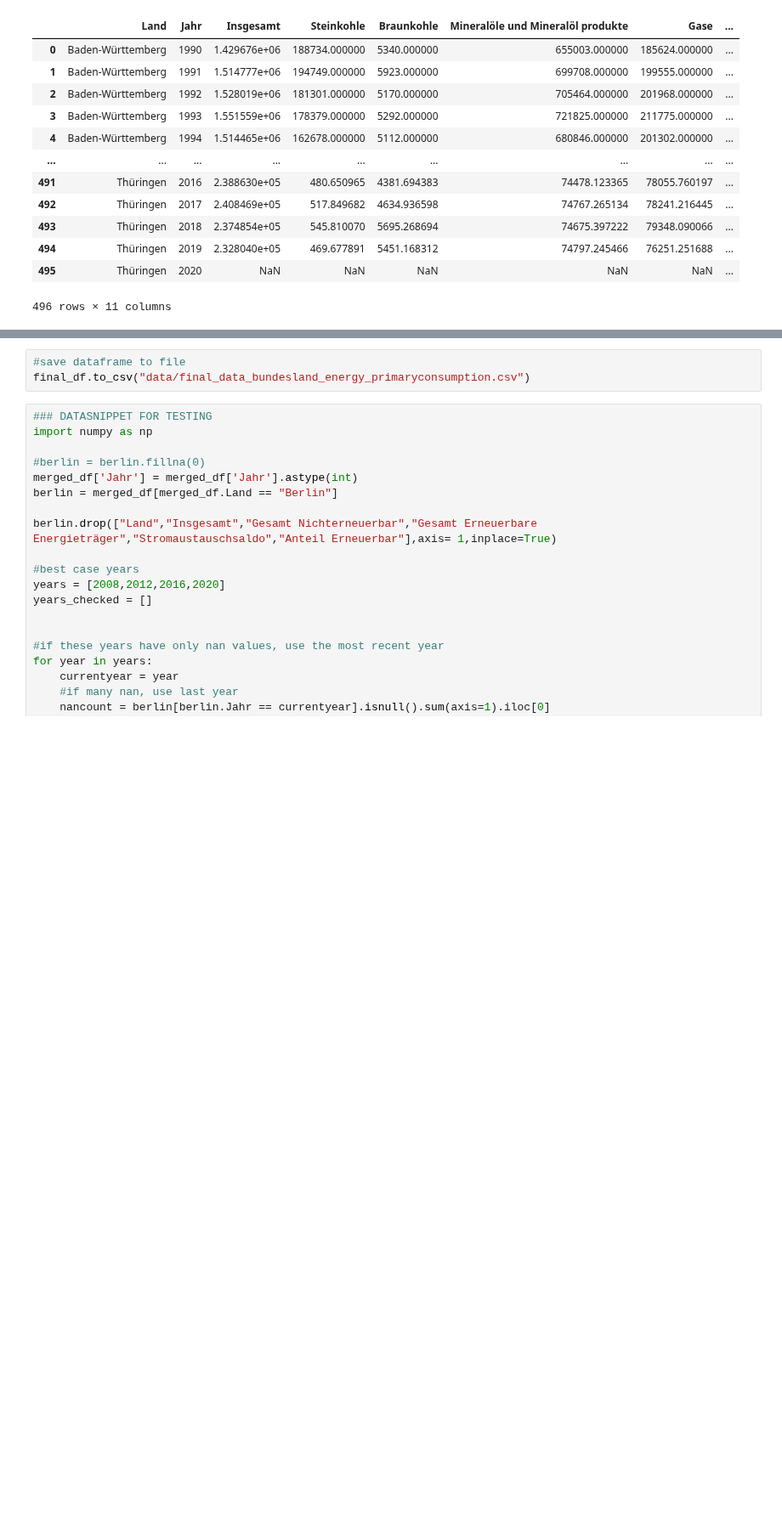
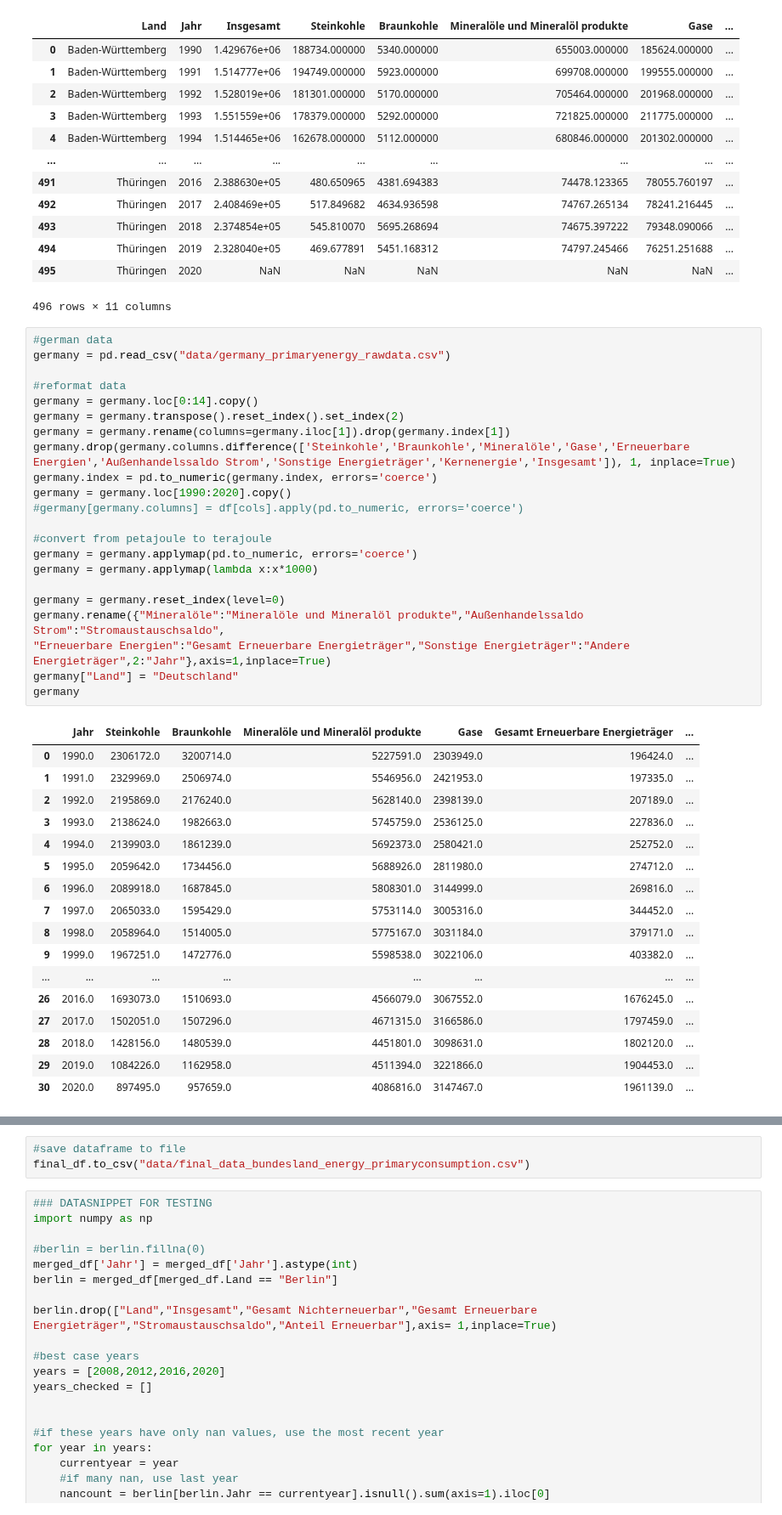
Before and after one commit to uclab-potsdam/klimataz, a Jupyter notebook: data/energy/final_data_energy_bundesland_primaryenergy.ipynb, the cells around one changed output, grey strips where cells are left out. Shown at 85% size. Drawn from its saved outputs; the diff is of its cells as text; blank space fills up the shorter version.

```diff
--- a/data/energy/final_data_energy_bundesland_primaryenergy.ipynb
+++ b/data/energy/final_data_energy_bundesland_primaryenergy.ipynb
@@ -97,5 +97,45 @@ et_df
 | 494 | Thüringen | 2019 | 2.328040e+05 | 469.677891 | 5451.168312 | 74797.245466 | 76251.251688 | ... |
 | 495 | Thüringen | 2020 | NaN | NaN | NaN | NaN | NaN | ... |
 496 rows × 11 columns
+# %%
+#german data
+germany = pd.read_csv("data/germany_primaryenergy_rawdata.csv")
+
+#reformat data
+germany = germany.loc[0:14].copy()
+germany = germany.transpose().reset_index().set_index(2)
+germany = germany.rename(columns=germany.iloc[1]).drop(germany.index[1])
+germany.drop(germany.columns.difference(['Steinkohle','Braunkohle','Mineralöle','Gase','Erneuerbare Energien','Außenhandelssaldo Strom','Sonstige Energieträger','Kernenergie','Insgesamt']), 1, inplace=True)
+germany.index = pd.to_numeric(germany.index, errors='coerce')
+germany = germany.loc[1990:2020].copy()
+#germany[germany.columns] = df[cols].apply(pd.to_numeric, errors='coerce')
+
+#convert from petajoule to terajoule
+germany = germany.applymap(pd.to_numeric, errors='coerce')
+germany = germany.applymap(lambda x:x*1000)
+
+germany = germany.reset_index(level=0)
+germany.rename({"Mineralöle":"Mineralöle und Mineralöl produkte","Außenhandelssaldo Strom":"Stromaustauschsaldo",
+"Erneuerbare Energien":"Gesamt Erneuerbare Energieträger","Sonstige Energieträger":"Andere Energieträger",2:"Jahr"},axis=1,inplace=True)
+germany["Land"] = "Deutschland"
+germany
+# %% [output]
+|  | Jahr | Steinkohle | Braunkohle | Mineralöle und Mineralöl produkte | Gase | Gesamt Erneuerbare Energieträger | ... |
+| 0 | 1990.0 | 2306172.0 | 3200714.0 | 5227591.0 | 2303949.0 | 196424.0 | ... |
+| 1 | 1991.0 | 2329969.0 | 2506974.0 | 5546956.0 | 2421953.0 | 197335.0 | ... |
+| 2 | 1992.0 | 2195869.0 | 2176240.0 | 5628140.0 | 2398139.0 | 207189.0 | ... |
+| 3 | 1993.0 | 2138624.0 | 1982663.0 | 5745759.0 | 2536125.0 | 227836.0 | ... |
+| 4 | 1994.0 | 2139903.0 | 1861239.0 | 5692373.0 | 2580421.0 | 252752.0 | ... |
+| 5 | 1995.0 | 2059642.0 | 1734456.0 | 5688926.0 | 2811980.0 | 274712.0 | ... |
+| 6 | 1996.0 | 2089918.0 | 1687845.0 | 5808301.0 | 3144999.0 | 269816.0 | ... |
+| 7 | 1997.0 | 2065033.0 | 1595429.0 | 5753114.0 | 3005316.0 | 344452.0 | ... |
+| 8 | 1998.0 | 2058964.0 | 1514005.0 | 5775167.0 | 3031184.0 | 379171.0 | ... |
+| 9 | 1999.0 | 1967251.0 | 1472776.0 | 5598538.0 | 3022106.0 | 403382.0 | ... |
+| ... | ... | ... | ... | ... | ... | ... | ... |
+| 26 | 2016.0 | 1693073.0 | 1510693.0 | 4566079.0 | 3067552.0 | 1676245.0 | ... |
+| 27 | 2017.0 | 1502051.0 | 1507296.0 | 4671315.0 | 3166586.0 | 1797459.0 | ... |
+| 28 | 2018.0 | 1428156.0 | 1480539.0 | 4451801.0 | 3098631.0 | 1802120.0 | ... |
+| 29 | 2019.0 | 1084226.0 | 1162958.0 | 4511394.0 | 3221866.0 | 1904453.0 | ... |
+| 30 | 2020.0 | 897495.0 | 957659.0 | 4086816.0 | 3147467.0 | 1961139.0 | ... |
 # %%
 #merge renewable and non-renewable energy dataframes
```
Also changed, not shown: parts of 4 cells of this notebook, 6 other files.
